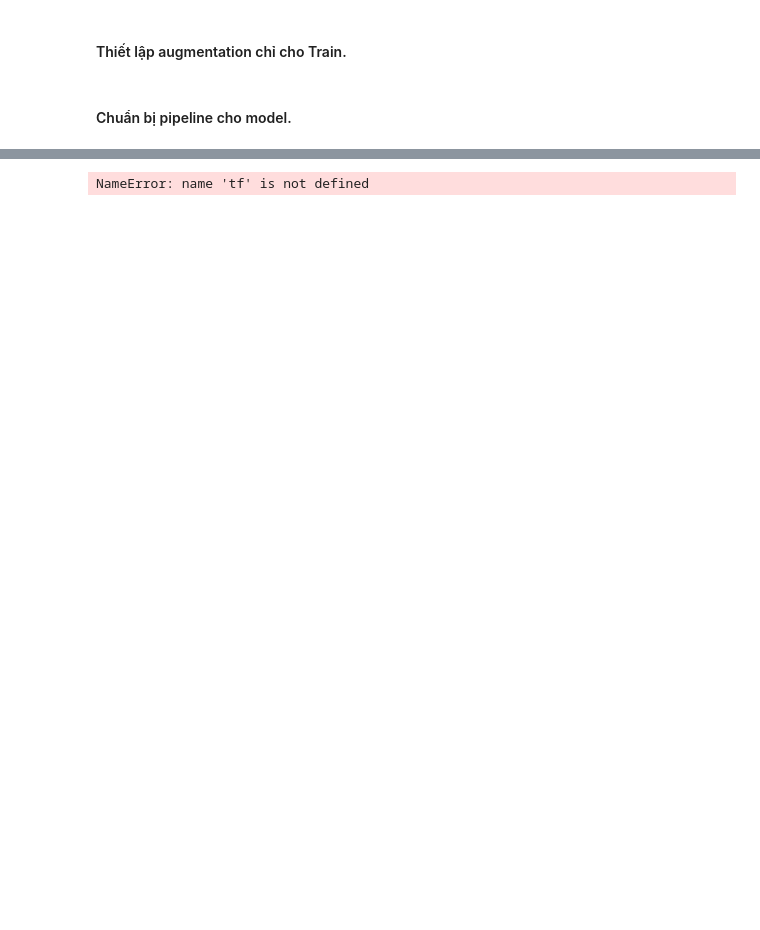
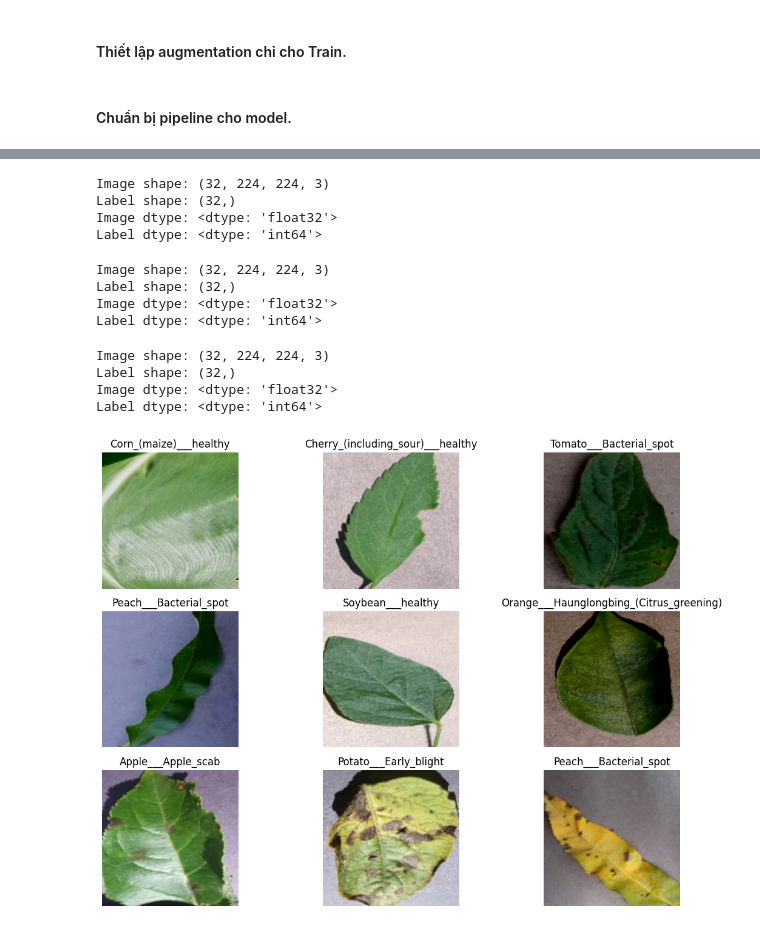
Before and after one commit to phamtuandat2005/plantvillage-plant-disease-classification, a Jupyter notebook: _ipynb/03_data_split_preprocessing.ipynb, the cells around one changed output, grey strips where cells are left out. Cells and saved outputs as stored; diff of their text form; code cells hidden in the pictures; blank space fills up the shorter version.

```diff
--- a/_ipynb/03_data_split_preprocessing.ipynb
+++ b/_ipynb/03_data_split_preprocessing.ipynb
@@ -112,6 +181,6 @@ import tensorflow as tf
 
 # config
 IMG_SIZE = (224, 224)
-BATCHCH_SIZE = 32
-AUTOUNE = tf.data.AUTOTUNE
+BATCH_SIZE = 32
+AUTOTUNE = tf.data.AUTOTUNE
 SEED = 425
@@ -161,10 +226,3 @@ PATH = os.path.join(PARENT_DIR, 'plantvillage_dataset/csv/')
 train_df = pd.read_csv(os.path.join(PATH, 'train.csv'))
 val_df = pd.read_csv(os.path.join(PATH, 'val.csv'))
 test_df = pd.read_csv(os.path.join(PATH, 'test.csv'))
-# %%
-# Dung LabelEncoder
-label_encoder = LabelEncoder()
-train_df["label"] = label_encoder.fit_transform(train_df['class'])
-val_df["label"] = label_encoder.fit_transform(val_df["class"])
-test_df["label"] = label_encoder.fit_transform(test_df["class"])
-df['label'] = label_encoder.fit_transform(df['class'])
@@ -170,0 +238,3 @@ df['label'] = label_encoder.fit_transform(df['class'])
+# %%
+class_names = label_encoder.classes_
+class_names
@@ -225,15 +313,9 @@ train_dataset = train_dataset.map(
     num_parallel_calls=AUTOTUNE
 )
 
-train_dataset = train_dataset.batch(
-    BATCH_SIZE
-)
+train_dataset = train_dataset.batch(BATCH_SIZE)
 
-train_dataset = train_dataset.prefetch(
-    AUTOTUNE
-)
+train_dataset = train_dataset.prefetch(AUTOTUNE)
-# %% [output]
-NameError: name 'tf' is not defined
 # %%
 val_dataset = tf.data.Dataset.from_tensor_slices(
     (
@@ -281,25 +359,49 @@ print("Image shape:", images.shape)
 print("Label shape:", labels.shape)
 print("Image dtype:", images.dtype)
 print("Label dtype:", labels.dtype)
+# %% [output]
+Image shape: (32, 224, 224, 3)
+Label shape: (32,)
+Image dtype: <dtype: 'float32'>
+Label dtype: <dtype: 'int64'>
 # %%
 images, labels = next(iter(val_dataset))
 
 print("Image shape:", images.shape)
 print("Label shape:", labels.shape)
+print("Image dtype:", images.dtype)
+print("Label dtype:", labels.dtype)
+# %% [output]
+Image shape: (32, 224, 224, 3)
+Label shape: (32,)
+Image dtype: <dtype: 'float32'>
+Label dtype: <dtype: 'int64'>
+# %%
+images, labels = next(iter(test_dataset))
+
+print("Image shape:", images.shape)
+print("Label shape:", labels.shape)
+print("Image dtype:", images.dtype)
+print("Label dtype:", labels.dtype)
+# %% [output]
+Image shape: (32, 224, 224, 3)
+Label shape: (32,)
+Image dtype: <dtype: 'float32'>
+Label dtype: <dtype: 'int64'>
 # %%
-import matplotlib.pyplot as plt
-
 images, labels = next(iter(train_dataset))
 
 plt.figure(figsize=(12, 8))
 
 for i in range(9):
     plt.subplot(3, 3, i + 1)
     plt.imshow(
         tf.cast(images[i], tf.uint8)
     )
-    plt.title(class_names[labels[i]])
+    plt.title(class_names[labels[i].numpy()])
     plt.axis("off")
 
 plt.tight_layout()
 plt.show()
+# %% [output]
+[figure, added]
```
Also changed, not shown: parts of 19 cells of this notebook, 45 other files.
